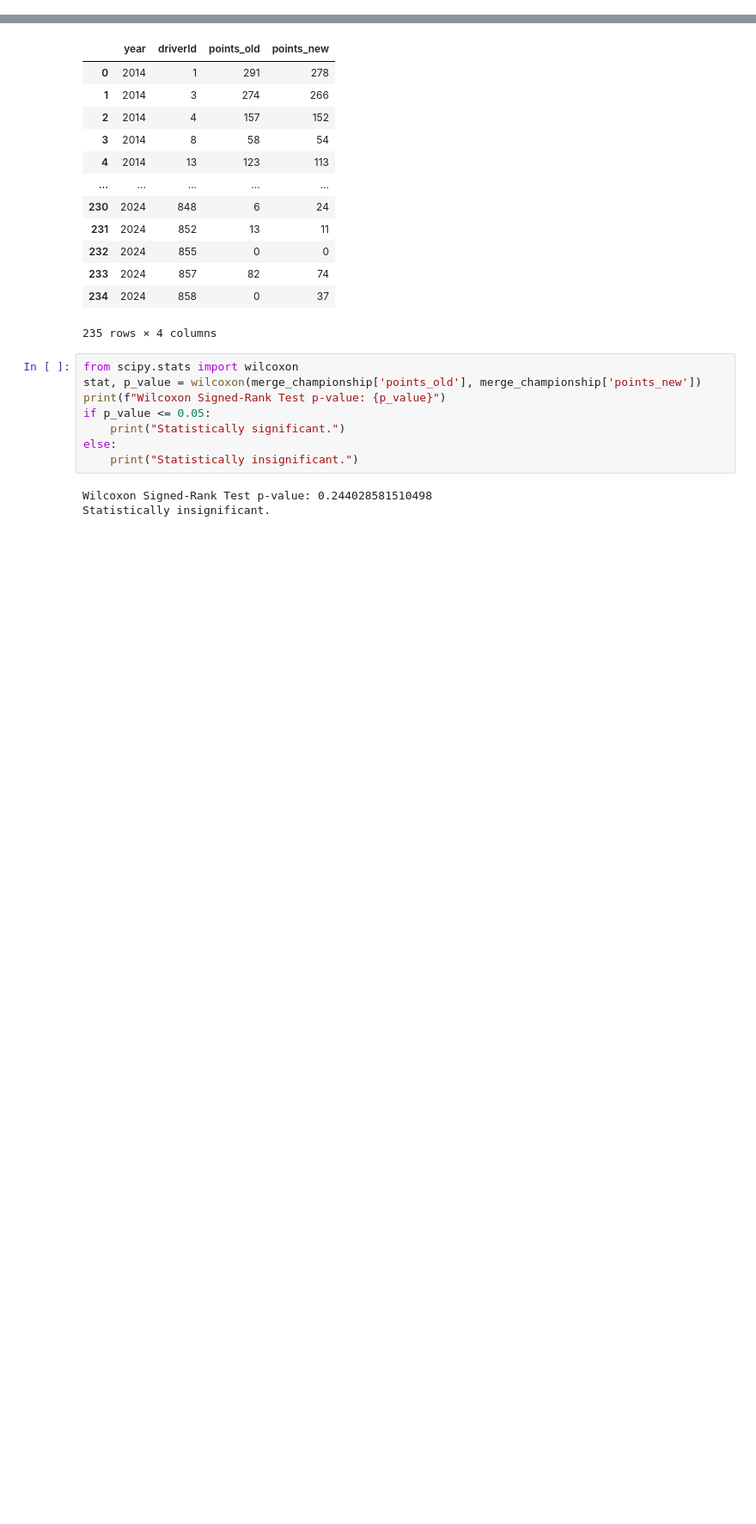
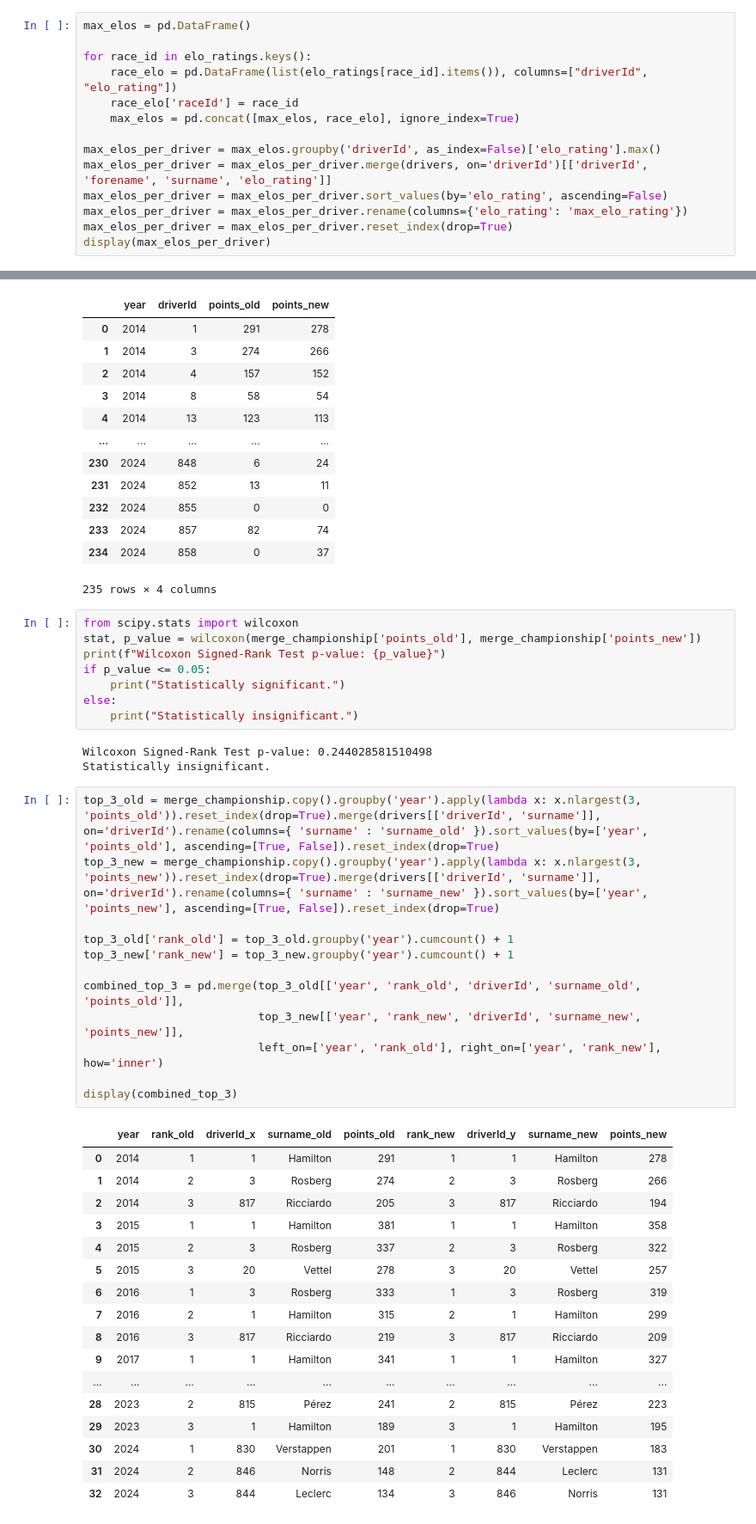
Before and after one commit to mitkonikov/f1, a Jupyter notebook: analysis_h2.ipynb, the cells around one changed output, grey strips where cells are left out. Shown at 86% size. Drawn from its saved outputs; the diff is of its cells as text; blank space fills up the shorter version.

```diff
--- a/analysis_h2.ipynb
+++ b/analysis_h2.ipynb
@@ -394,0 +417,14 @@ display(all_races_elo[:20])
+# %%
+max_elos = pd.DataFrame()
+
+for race_id in elo_ratings.keys():
+    race_elo = pd.DataFrame(list(elo_ratings[race_id].items()), columns=["driverId", "elo_rating"])
+    race_elo['raceId'] = race_id
+    max_elos = pd.concat([max_elos, race_elo], ignore_index=True)
+
+max_elos_per_driver = max_elos.groupby('driverId', as_index=False)['elo_rating'].max()
+max_elos_per_driver = max_elos_per_driver.merge(drivers, on='driverId')[['driverId', 'forename', 'surname', 'elo_rating']]
+max_elos_per_driver = max_elos_per_driver.sort_values(by='elo_rating', ascending=False)
+max_elos_per_driver = max_elos_per_driver.rename(columns={'elo_rating': 'max_elo_rating'})
+max_elos_per_driver = max_elos_per_driver.reset_index(drop=True)
+display(max_elos_per_driver)
@@ -1031,3 +1085,33 @@ else:
 # %% [output]
 Wilcoxon Signed-Rank Test p-value: 0.244028581510498
 Statistically insignificant.
+# %%
+top_3_old = merge_championship.copy().groupby('year').apply(lambda x: x.nlargest(3, 'points_old')).reset_index(drop=True).merge(drivers[['driverId', 'surname']], on='driverId').rename(columns={ 'surname' : 'surname_old' }).sort_values(by=['year', 'points_old'], ascending=[True, False]).reset_index(drop=True)
+top_3_new = merge_championship.copy().groupby('year').apply(lambda x: x.nlargest(3, 'points_new')).reset_index(drop=True).merge(drivers[['driverId', 'surname']], on='driverId').rename(columns={ 'surname' : 'surname_new' }).sort_values(by=['year', 'points_new'], ascending=[True, False]).reset_index(drop=True)
+
+top_3_old['rank_old'] = top_3_old.groupby('year').cumcount() + 1
+top_3_new['rank_new'] = top_3_new.groupby('year').cumcount() + 1
+
+combined_top_3 = pd.merge(top_3_old[['year', 'rank_old', 'driverId', 'surname_old', 'points_old']],
+                          top_3_new[['year', 'rank_new', 'driverId', 'surname_new', 'points_new']],
+                          left_on=['year', 'rank_old'], right_on=['year', 'rank_new'], how='inner')
+
+display(combined_top_3)
+# %% [output]
+|  | year | rank_old | driverId_x | surname_old | points_old | rank_new | driverId_y | surname_new | points_new |
+| 0 | 2014 | 1 | 1 | Hamilton | 291 | 1 | 1 | Hamilton | 278 |
+| 1 | 2014 | 2 | 3 | Rosberg | 274 | 2 | 3 | Rosberg | 266 |
+| 2 | 2014 | 3 | 817 | Ricciardo | 205 | 3 | 817 | Ricciardo | 194 |
+| 3 | 2015 | 1 | 1 | Hamilton | 381 | 1 | 1 | Hamilton | 358 |
+| 4 | 2015 | 2 | 3 | Rosberg | 337 | 2 | 3 | Rosberg | 322 |
+| 5 | 2015 | 3 | 20 | Vettel | 278 | 3 | 20 | Vettel | 257 |
+| 6 | 2016 | 1 | 3 | Rosberg | 333 | 1 | 3 | Rosberg | 319 |
+| 7 | 2016 | 2 | 1 | Hamilton | 315 | 2 | 1 | Hamilton | 299 |
+| 8 | 2016 | 3 | 817 | Ricciardo | 219 | 3 | 817 | Ricciardo | 209 |
+| 9 | 2017 | 1 | 1 | Hamilton | 341 | 1 | 1 | Hamilton | 327 |
+| ... | ... | ... | ... | ... | ... | ... | ... | ... | ... |
+| 28 | 2023 | 2 | 815 | Pérez | 241 | 2 | 815 | Pérez | 223 |
+| 29 | 2023 | 3 | 1 | Hamilton | 189 | 3 | 1 | Hamilton | 195 |
+| 30 | 2024 | 1 | 830 | Verstappen | 201 | 1 | 830 | Verstappen | 183 |
+| 31 | 2024 | 2 | 846 | Norris | 148 | 2 | 844 | Leclerc | 131 |
+| 32 | 2024 | 3 | 844 | Leclerc | 134 | 3 | 846 | Norris | 131 |
```
Also changed, not shown: parts of 3 cells of this notebook.
